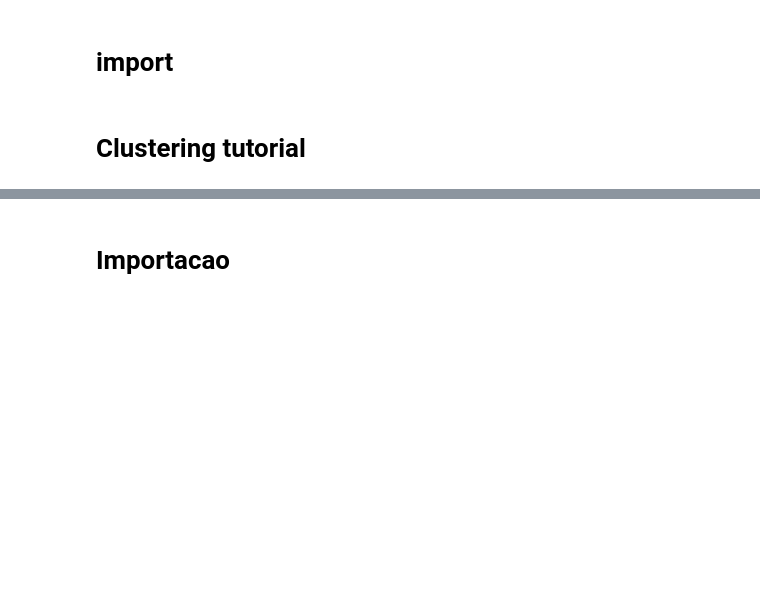
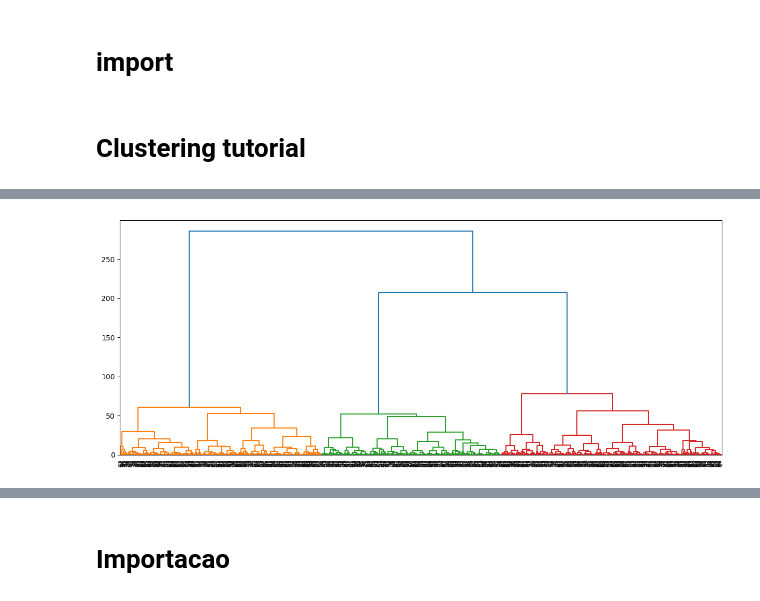
Before and after one commit to mattlamachado/MineralogicData_Clustering, a Jupyter notebook: ZM_clustering_v1.ipynb, the cells around one changed output, grey strips where cells are left out. Drawn from its saved outputs; the diff is of its cells as text; code cells hidden in the pictures; blank space fills up the shorter version.

```diff
--- a/clustering.ipynb
+++ b/ZM_clustering_v1.ipynb
@@ -94 +91,9 @@ plt.scatter(db['zero'], db['um'], c=db['km'])
+# %%
+# create dendrogram
+plt.figure(figsize = (15,6), dpi = 100)
+dendrogram = sch.dendrogram(sch.linkage(db, method='ward'))
+plt.xticks(None, rotation = 90)
+plt.show()
+# %% [output]
+[figure, added]
 # %%
```
Also changed, not shown: parts of 26 cells of this notebook.
